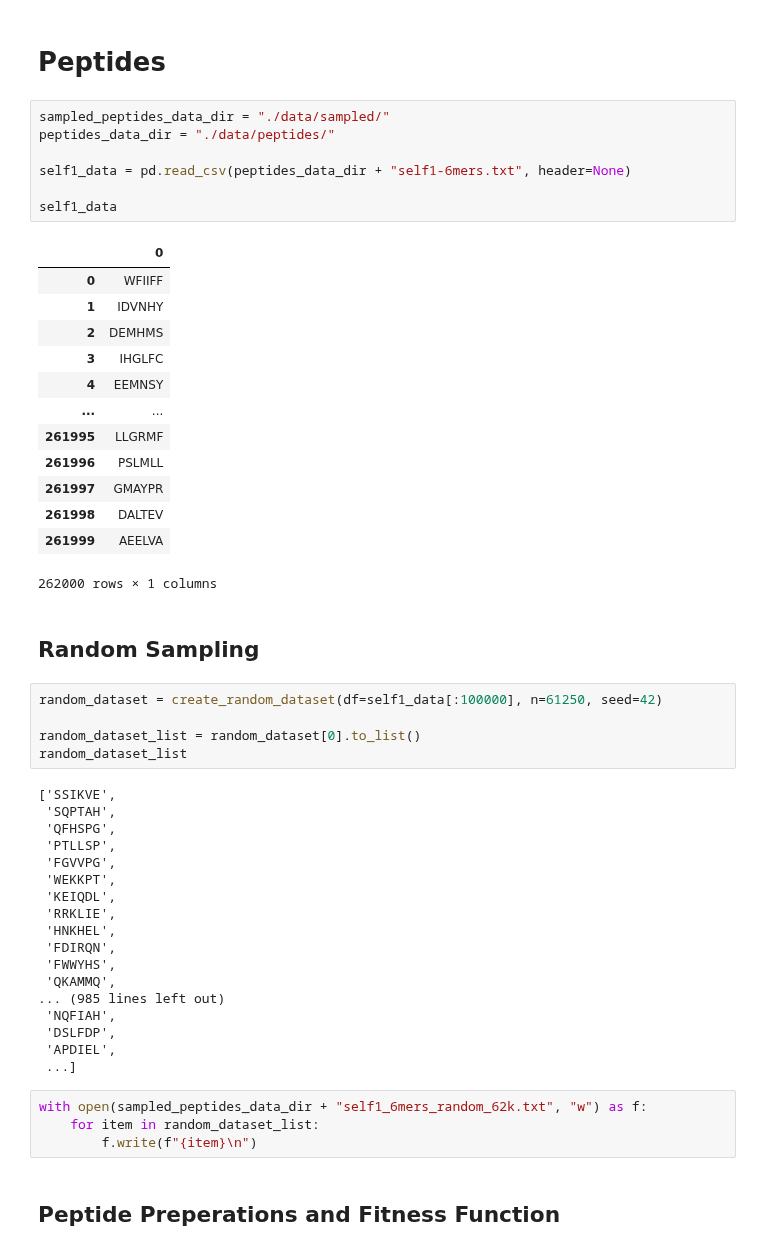
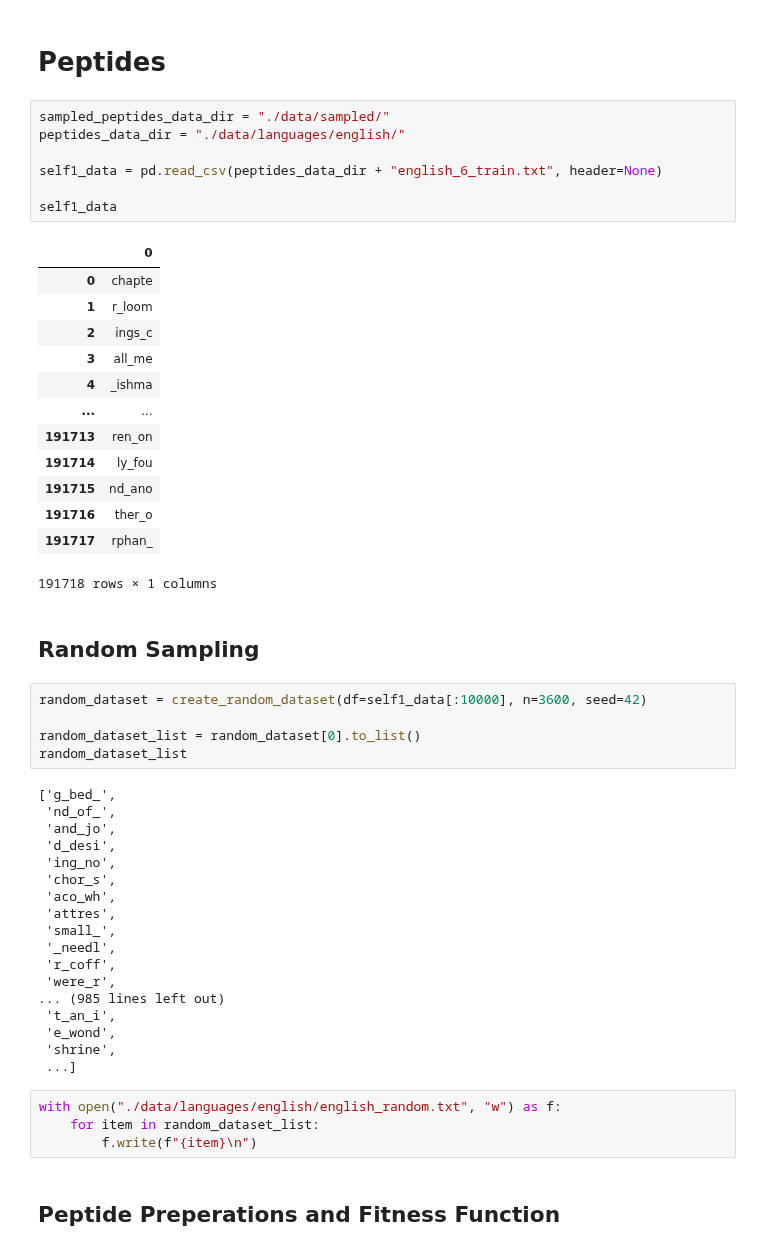
Before and after one commit to VaggelisSpi/NaCo_Project, a Jupyter notebook: project/calculations.ipynb, the cells around one changed output. Saved outputs shown, nothing was run; the diff lists cells and outputs as text.

```diff
--- a/project/calculations.ipynb
+++ b/project/calculations.ipynb
@@ -17,52 +17,52 @@ from neg_sel import NegativeSelection, load_data
 # Peptides
 # %%
 sampled_peptides_data_dir = "./data/sampled/"
-peptides_data_dir = "./data/peptides/"
+peptides_data_dir = "./data/languages/english/"
 
-self1_data = pd.read_csv(peptides_data_dir + "self1-6mers.txt", header=None)
+self1_data = pd.read_csv(peptides_data_dir + "english_6_train.txt", header=None)
 
 self1_data
 # %% [output]
 |  | 0 |
-| 0 | WFIIFF |
-| 1 | IDVNHY |
-| 2 | DEMHMS |
-| 3 | IHGLFC |
-| 4 | EEMNSY |
+| 0 | chapte |
+| 1 | r_loom |
+| 2 | ings_c |
+| 3 | all_me |
+| 4 | _ishma |
 | ... | ... |
-| 261995 | LLGRMF |
-| 261996 | PSLMLL |
-| 261997 | GMAYPR |
-| 261998 | DALTEV |
-| 261999 | AEELVA |
+| 191713 | ren_on |
+| 191714 | ly_fou |
+| 191715 | nd_ano |
+| 191716 | ther_o |
+| 191717 | rphan_ |
-262000 rows × 1 columns
+191718 rows × 1 columns
 # %% [markdown]
 ## Random Sampling
 # %%
-random_dataset = create_random_dataset(df=self1_data[:100000], n=61250, seed=42)
+random_dataset = create_random_dataset(df=self1_data[:10000], n=3600, seed=42)
 
 random_dataset_list = random_dataset[0].to_list()
 random_dataset_list
 # %% [output]
-['SSIKVE',
- 'SQPTAH',
- 'QFHSPG',
- 'PTLLSP',
- 'FGVVPG',
- 'WEKKPT',
- 'KEIQDL',
- 'RRKLIE',
- 'HNKHEL',
- 'FDIRQN',
- 'FWWYHS',
- 'QKAMMQ',
+['g_bed_',
+ 'nd_of_',
+ 'and_jo',
+ 'd_desi',
+ 'ing_no',
+ 'chor_s',
+ 'aco_wh',
+ 'attres',
+ 'small_',
+ '_needl',
+ 'r_coff',
+ 'were_r',
 ... (985 lines left out)
- 'NQFIAH',
- 'DSLFDP',
- 'APDIEL',
+ 't_an_i',
+ 'e_wond',
+ 'shrine',
  ...]
 # %%
-with open(sampled_peptides_data_dir + "self1_6mers_random_62k.txt", "w") as f:
+with open("./data/languages/english/english_random.txt", "w") as f:
     for item in random_dataset_list:
         f.write(f"{item}\n")
 # %% [markdown]
```
Also changed, not shown: parts of 4 cells of this notebook, 16 other files.
